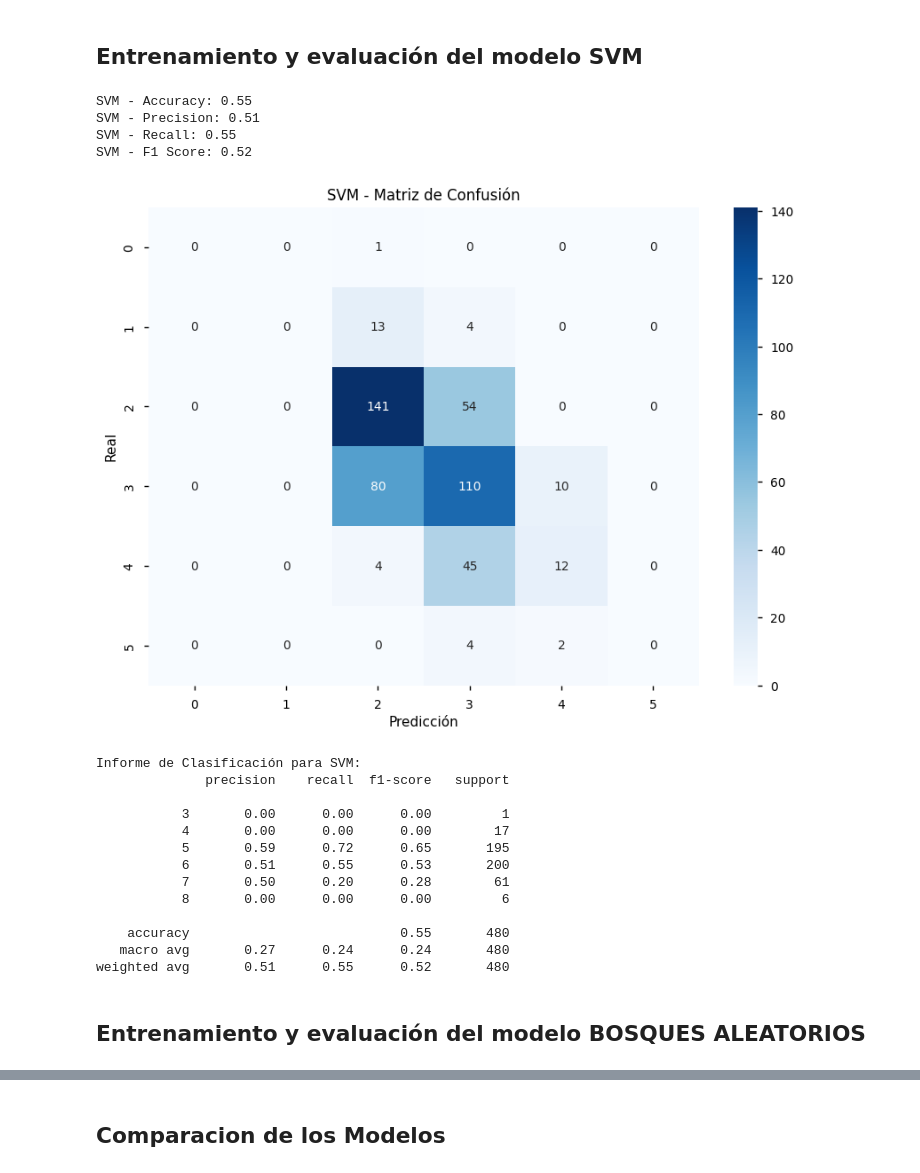
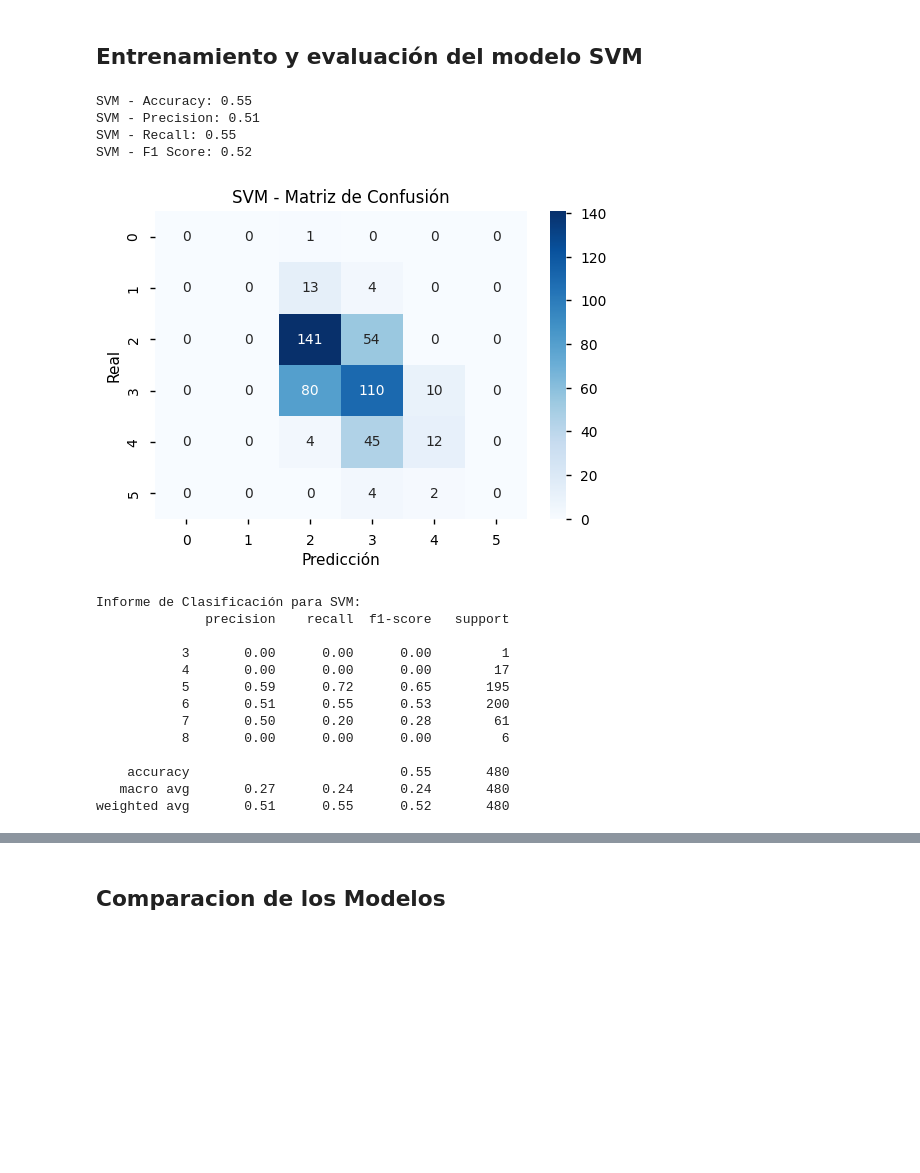
Before and after one commit to tdiego74/Clase_Data_Science_I_PBLC, a Jupyter notebook: ProyectoDS_ParteIII_Tocci.ipynb, the cells around one changed output, grey strips where cells are left out. Drawn from its saved outputs; the diff is of its cells as text; code cells hidden in the pictures; blank space fills up the shorter version.

```diff
--- a/ProyectoDS_ParteIII_Tocci.ipynb
+++ b/ProyectoDS_ParteIII_Tocci.ipynb
@@ -590,35 +644,35 @@ svm_model.fit(X_train_pca, y_train)
 # Hacer predicciones
 y_pred_svm = svm_model.predict(X_test_pca)
 
 # Calcular métricas
 accuracy_svm = round(accuracy_score(y_test, y_pred_svm), 2)
 precision_svm = round(precision_score(y_test, y_pred_svm, average='weighted', zero_division=0), 2)
 recall_svm = round(recall_score(y_test, y_pred_svm, average='weighted', zero_division=0), 2)
 f1_svm = round(f1_score(y_test, y_pred_svm, average='weighted', zero_division=0), 2)
 
 print(f"SVM - Accuracy: {accuracy_svm}")
 print(f"SVM - Precision: {precision_svm}")
 print(f"SVM - Recall: {recall_svm}")
 print(f"SVM - F1 Score: {f1_svm}")
 
 # Matriz de confusión
 cm_svm = confusion_matrix(y_test, y_pred_svm)
-plt.figure(figsize=(10, 7))
+plt.figure(figsize=(6, 4))
 sns.heatmap(cm_svm, annot=True, fmt='d', cmap='Blues')
 plt.title('SVM - Matriz de Confusión')
 plt.xlabel('Predicción')
 plt.ylabel('Real')
 plt.show()
 
 # Informe de clasificación
 print("Informe de Clasificación para SVM:")
 print(metrics.classification_report(y_test, y_pred_svm, zero_division=0))
 # %% [output]
 SVM - Accuracy: 0.55
 SVM - Precision: 0.51
 SVM - Recall: 0.55
 SVM - F1 Score: 0.52
-[figure, old version]
+[figure, new version]
 Informe de Clasificación para SVM:
               precision    recall  f1-score   support
 
@@ -632,5 +686,3 @@ Informe de Clasificación para SVM:
     accuracy                           0.55       480
    macro avg       0.27      0.24      0.24       480
 weighted avg       0.51      0.55      0.52       480
-# %% [markdown]
-## **Entrenamiento y evaluación del modelo BOSQUES ALEATORIOS**
```
Also changed, not shown: parts of 11 cells of this notebook.
